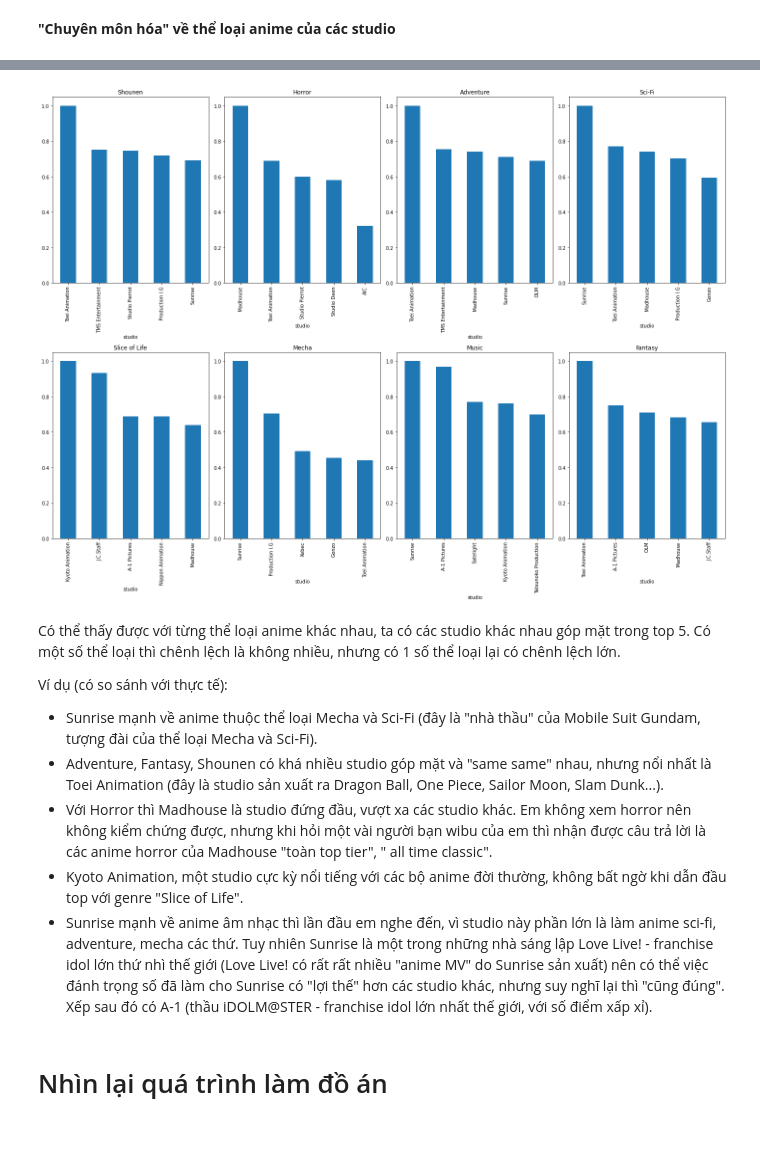
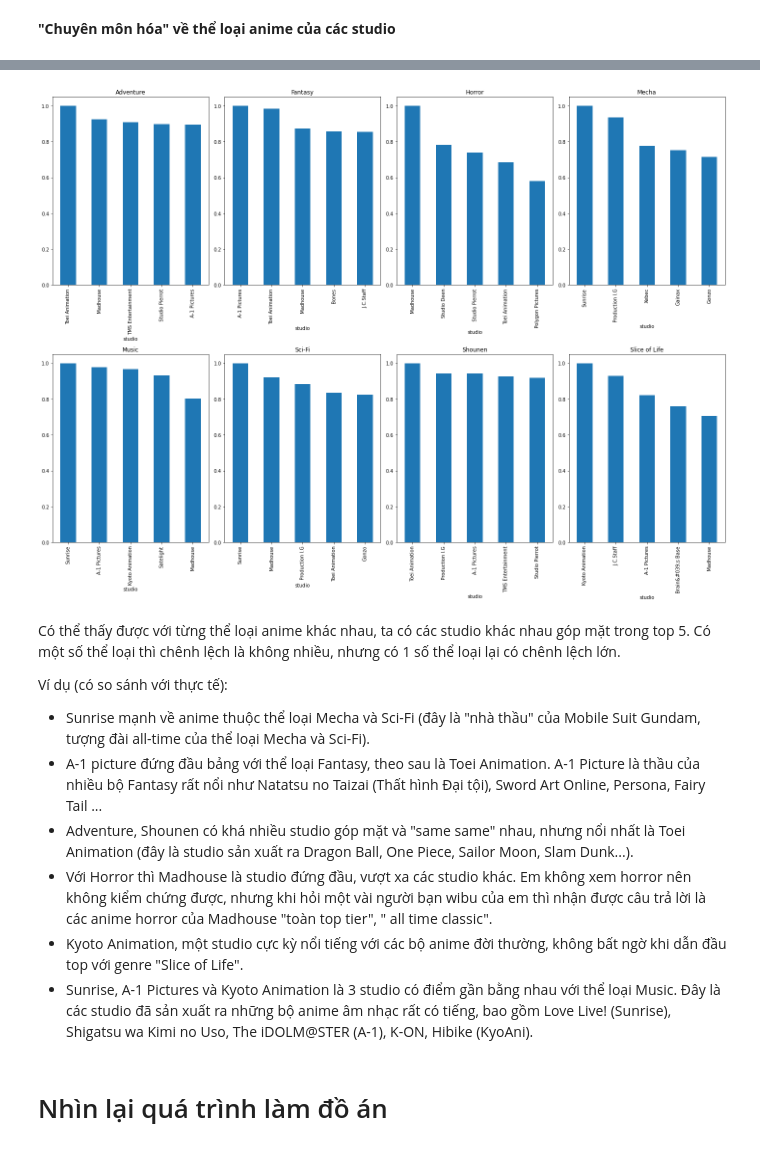
Before and after one commit to hungngocphat01/HCMUS-IntroDataSc-FinalProj, a Jupyter notebook: FINAL.ipynb, the cells around one changed output, grey strips where cells are left out. Saved outputs shown, nothing was run; the diff lists cells and outputs as text; code cells hidden in the pictures.

```diff
--- a/FINAL.ipynb
+++ b/FINAL.ipynb
@@ -833,4 +833,4 @@ genres_mean_matrix = int_genres_df.unstack()
 studio_weight_matrix = studio_genre_weights.unstack()
 # Đánh trọng số
 # Do thứ tự các hàng và cột trong 2 ma trận này giống nhau nên nhân sẽ match
-int_genres_df = (genres_mean_matrix * studio_weight_matrix).stack()
+int_genres_matrix = genres_mean_matrix * studio_weight_matrix
@@ -837,31 +851,32 @@ int_genres_df = (genres_mean_matrix * studio_weight_matrix).stack()
 # %%
 fig, axes = plt.subplots(2, 4, figsize=(20, 15))
 axes = axes.ravel()
 
 # Duyệt qua từng thể loại
-for i, genre in enumerate(interested_genres):
-    genre_series = int_genres_df[genre]
+for i, genre in enumerate(int_genres_matrix.index):
+    genre_series = int_genres_matrix.loc[genre, :]
 
     genre_series.sort_values(ascending=False, inplace=True)
     genre_series = standardize(genre_series)
 
     genre_series.head(5).plot(
         kind='bar',
         title=genre,
         ax=axes[i]
     )
 fig.tight_layout()
 # %% [output]
-[figure, old version]
+[figure, new version]
 # %% [markdown]
 Có thể thấy được với từng thể loại anime khác nhau, ta có các studio khác nhau góp mặt trong top 5. Có một số thể loại thì chênh lệch là không nhiều, nhưng có 1 số thể loại lại có chênh lệch lớn.
 
 Ví dụ (có so sánh với thực tế):
-- Sunrise mạnh về anime thuộc thể loại Mecha và Sci-Fi (đây là "nhà thầu" của Mobile Suit Gundam, tượng đài của thể loại Mecha và Sci-Fi).
-- Adventure, Fantasy, Shounen có khá nhiều studio góp mặt và "same same" nhau, nhưng nổi nhất là Toei Animation (đây là studio sản xuất ra Dragon Ball, One Piece, Sailor Moon, Slam Dunk...).
+- Sunrise mạnh về anime thuộc thể loại Mecha và Sci-Fi (đây là "nhà thầu" của Mobile Suit Gundam, tượng đài all-time của thể loại Mecha và Sci-Fi).
+- A-1 picture đứng đầu bảng với thể loại Fantasy, theo sau là Toei Animation. A-1 Picture là thầu của nhiều bộ Fantasy rất nổi như Natatsu no Taizai (Thất hình Đại tội), Sword Art Online, Persona, Fairy Tail ...
+- Adventure, Shounen có khá nhiều studio góp mặt và "same same" nhau, nhưng nổi nhất là Toei Animation (đây là studio sản xuất ra Dragon Ball, One Piece, Sailor Moon, Slam Dunk...).
 - Với Horror thì Madhouse là studio đứng đầu, vượt xa các studio khác. Em không xem horror nên không kiểm chứng được, nhưng khi hỏi một vài người bạn wibu của em thì nhận được câu trả lời là các anime horror của Madhouse "toàn top tier", " all time classic".
 - Kyoto Animation, một studio cực kỳ nổi tiếng với các bộ anime đời thường, không bất ngờ khi dẫn đầu top với genre "Slice of Life".
-- Sunrise mạnh về anime âm nhạc thì lần đầu em nghe đến, vì studio này phần lớn là làm anime sci-fi, adventure, mecha các thứ. Tuy nhiên Sunrise là một trong những nhà sáng lập Love Live! - franchise idol lớn thứ nhì thế giới (Love Live! có rất rất nhiều "anime MV" do Sunrise sản xuất) nên có thể việc đánh trọng số đã làm cho Sunrise có "lợi thế" hơn các studio khác, nhưng suy nghĩ lại thì "cũng đúng". Xếp sau đó có A-1 (thầu iDOLM@STER - franchise idol lớn nhất thế giới, với số điểm xấp xỉ).
+- Sunrise, A-1 Pictures và Kyoto Animation là 3 studio có điểm gần bằng nhau với thể loại Music. Đây là các studio đã sản xuất ra những bộ anime âm nhạc rất có tiếng, bao gồm Love Live! (Sunrise), Shigatsu wa Kimi no Uso, The iDOLM@STER (A-1), K-ON, Hibike (KyoAni).
 # %% [markdown]
 # Nhìn lại quá trình làm đồ án
 # %% [markdown]
```
Also changed, not shown: parts of 3 cells of this notebook.
